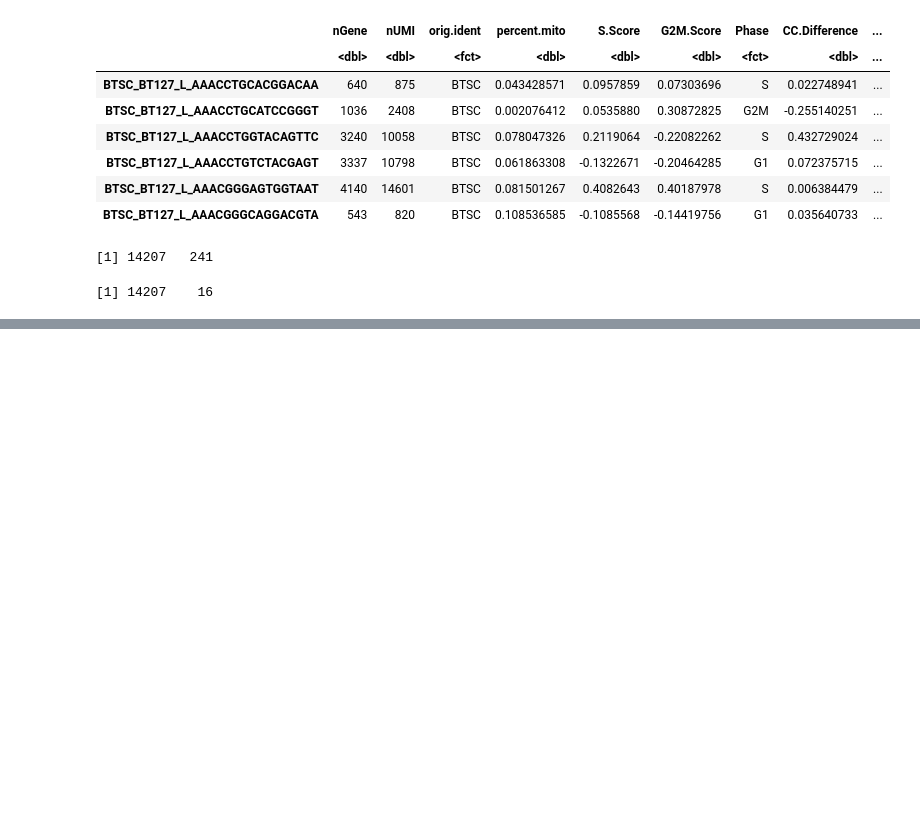
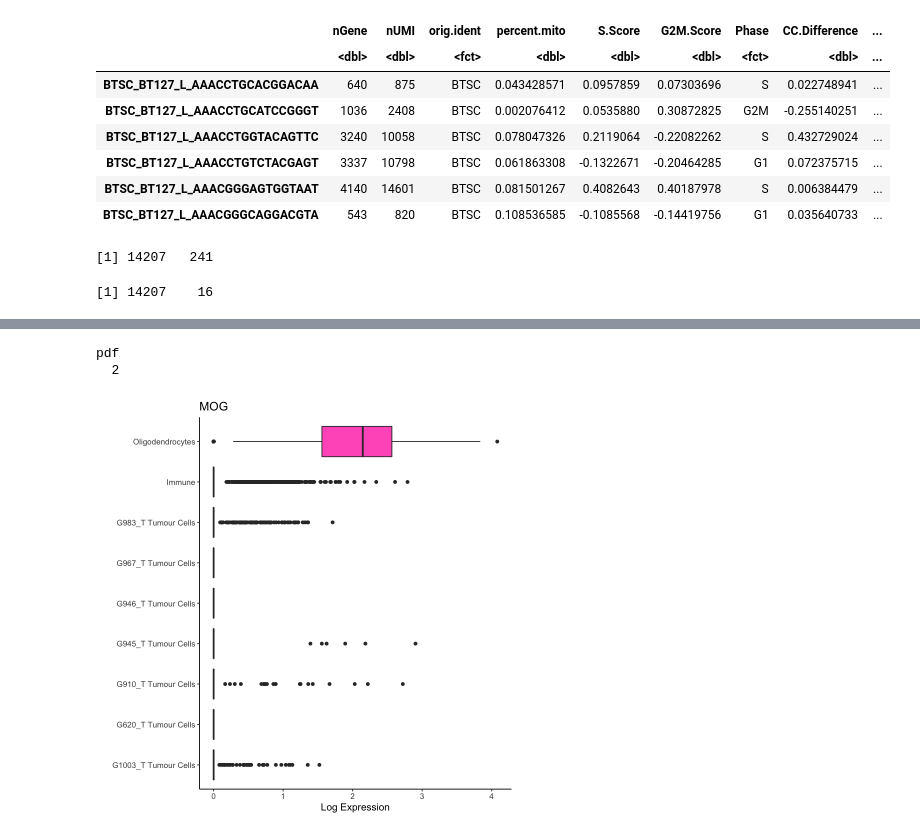
Before and after one commit to pughlab/su2c-gsc-scrna, a Jupyter notebook: bin/NatCan_Rebuttal_June2020/MatureOligodendrocyte_GeneSignatures_TumourCells.ipynb, the cells around one changed output, grey strips where cells are left out. Cells and saved outputs as stored; diff of their text form; code cells hidden in the pictures; blank space fills up the shorter version.

```diff
--- a/bin/NatCan_Rebuttal_June2020/MatureOligodendrocyte_GeneSignatures_TumourCells.ipynb
+++ b/bin/NatCan_Rebuttal_June2020/MatureOligodendrocyte_GeneSignatures_TumourCells.ipynb
@@ -83,0 +94,11 @@ for (i in 1:(ncol(subset) - 1)){
+# %%
+meta <- readRDS("~/Desktop/H4H/pughlab/projects/BTSCs_scRNAseq/Manuscript_G607removed/NatCan_Rebuttal/MatureOligodendrocytes/OligodendrocyteMarkers_TumoursAllCells.rds")
+# %%
+meta$CellType <- gsub("NormalBrain", "Oligodendrocytes", meta$CellType)
+# %%
+#####
+
+meta$SampleCellType <- ifelse(meta$CellType == "Tumour",
+       print(paste0(meta$PatientID, "_T Tumour Cells")),
+       print(paste(meta$CellType))
+      )
@@ -83,0 +168,14 @@ for (i in 1:(ncol(subset) - 1)){
+# %%
+pdf("MOG.MAG.MAF_violins_tumours.pdf", width = 20, height = 9)
+ggarrange(mog, mag, maf, olig2, gfap, ncol = 3, nrow = 2)
+dev.off()
+# %% [output]
+pdf
+  2
+# %%
+mog <- ggplot(meta, aes(x=SampleCellType, y=MOG, fill = SampleCellType)) +
+       geom_boxplot() + theme_classic() + coord_flip() + ggtitle("MOG") +
+       ylab("Log Expression") + xlab("") + theme(legend.position = "none", text=element_text(size=12))
+mog
+# %% [output]
+[figure, added]
```
Also changed, not shown: parts of 13 cells of this notebook, 1 other file.
